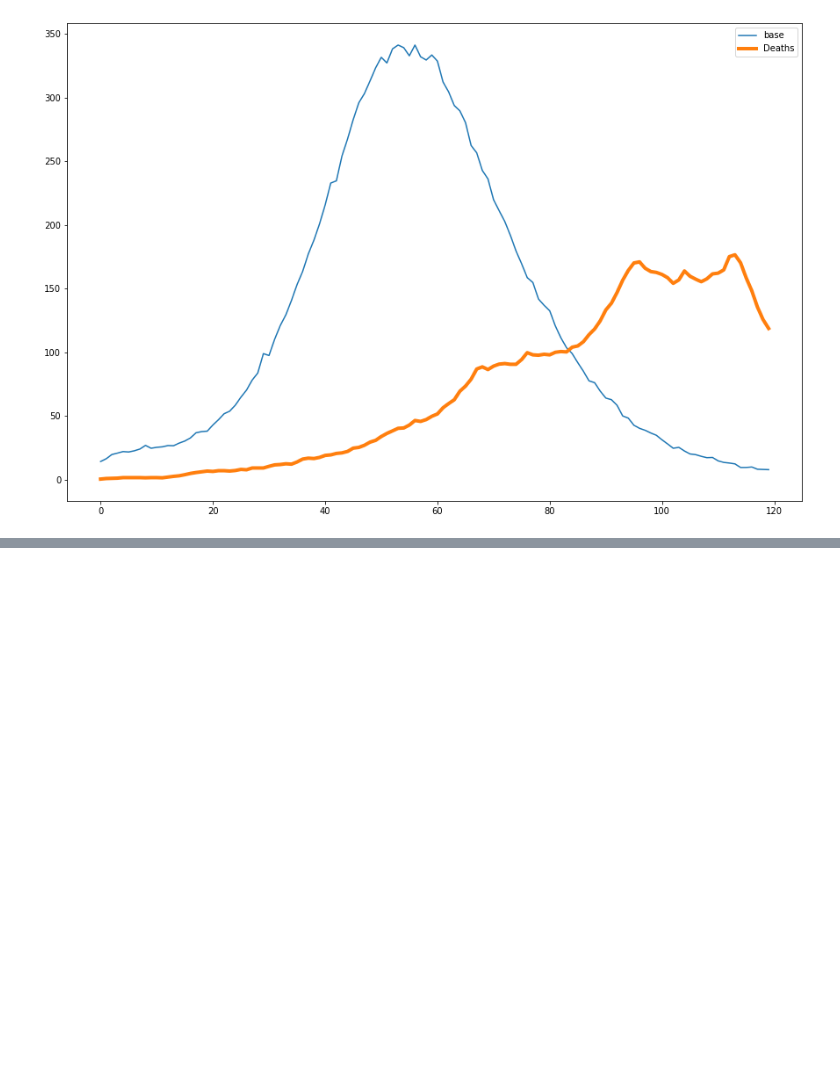
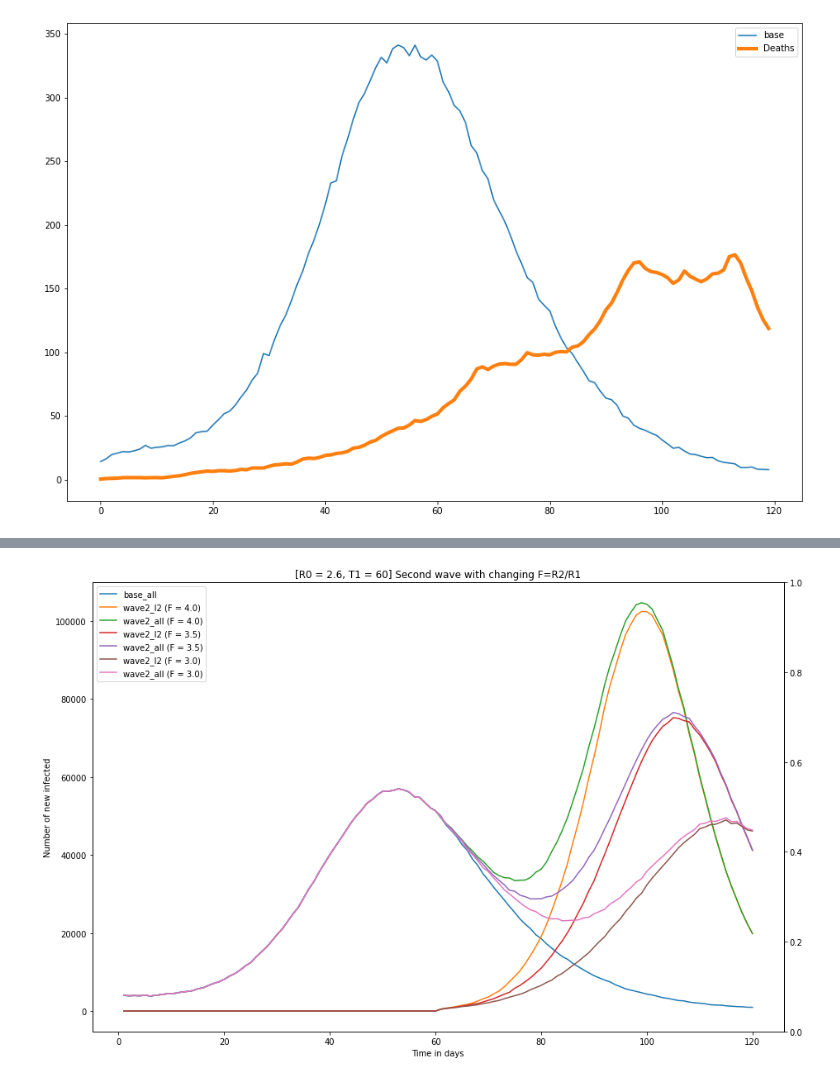
Before and after one commit to kolokcse/covid19-santiago, a Jupyter notebook: code/hun_codes/scripts/plot_sims.ipynb, the cells around one changed output, grey strips where cells are left out. Cells and saved outputs as stored; diff of their text form; code cells hidden in the pictures; blank space fills up the shorter version.

```diff
--- a/code/hun_codes/scripts/plot_sims.ipynb
+++ b/code/hun_codes/scripts/plot_sims.ipynb
@@ -204,0 +241,29 @@ dtype: float64
+# %%
+fig, axs = plt.subplots(1,1,figsize=(15,10))
+ax = axs
+ax2 = ax.twinx()
+death, Is, Is2 = get_inf_curve(f"../../output/second_wave/base", death = death_ratio*10)
+x = np.array(list(range(1, len(death)+1)))
+ax.plot(x, Is+Is2, label=f"base_all")
+
+death, Is, Is2 = get_inf_curve(f"../../output/second_wave/second_60_4.0", death = death_ratio*10)
+ax.plot(x, Is2, label=f"wave2_I2 (F = 4.0)")
+ax.plot(x, Is+Is2, label=f"wave2_all (F = 4.0)")
+
+death, Is, Is2 = get_inf_curve(f"../../output/second_wave/second_60_3.5", death = death_ratio*10)
+ax.plot(x, Is2, label=f"wave2_I2 (F = 3.5)")
+ax.plot(x, Is+Is2, label=f"wave2_all (F = 3.5)")
+
+death, Is, Is2 = get_inf_curve(f"../../output/second_wave/second_60_3.0", death = death_ratio*10)
+ax.plot(x, Is2, label=f"wave2_I2 (F = 3.0)")
+ax.plot(x, Is+Is2, label=f"wave2_all (F = 3.0)")
+
+
+
+ax.legend()
+ax.set_xlabel("Time in days")
+ax.set_ylabel("Number of new infected")
+ax.set_title("[R0 = 2.6, T1 = 60] Second wave with changing F=R2/R1")
+plt.show()
+# %% [output]
+[figure, added]
```
Also changed, not shown: parts of 13 cells of this notebook, 2 other files.
